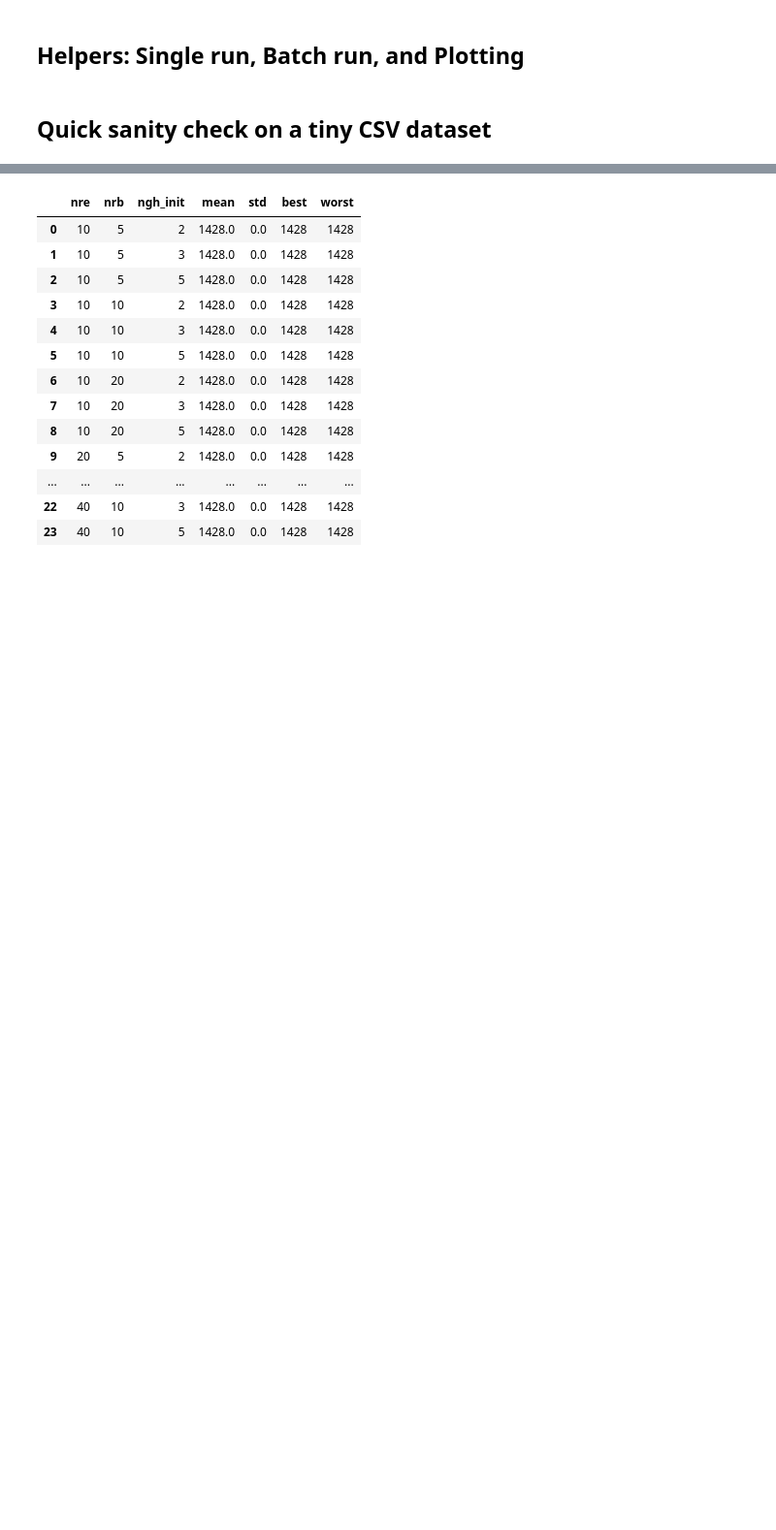
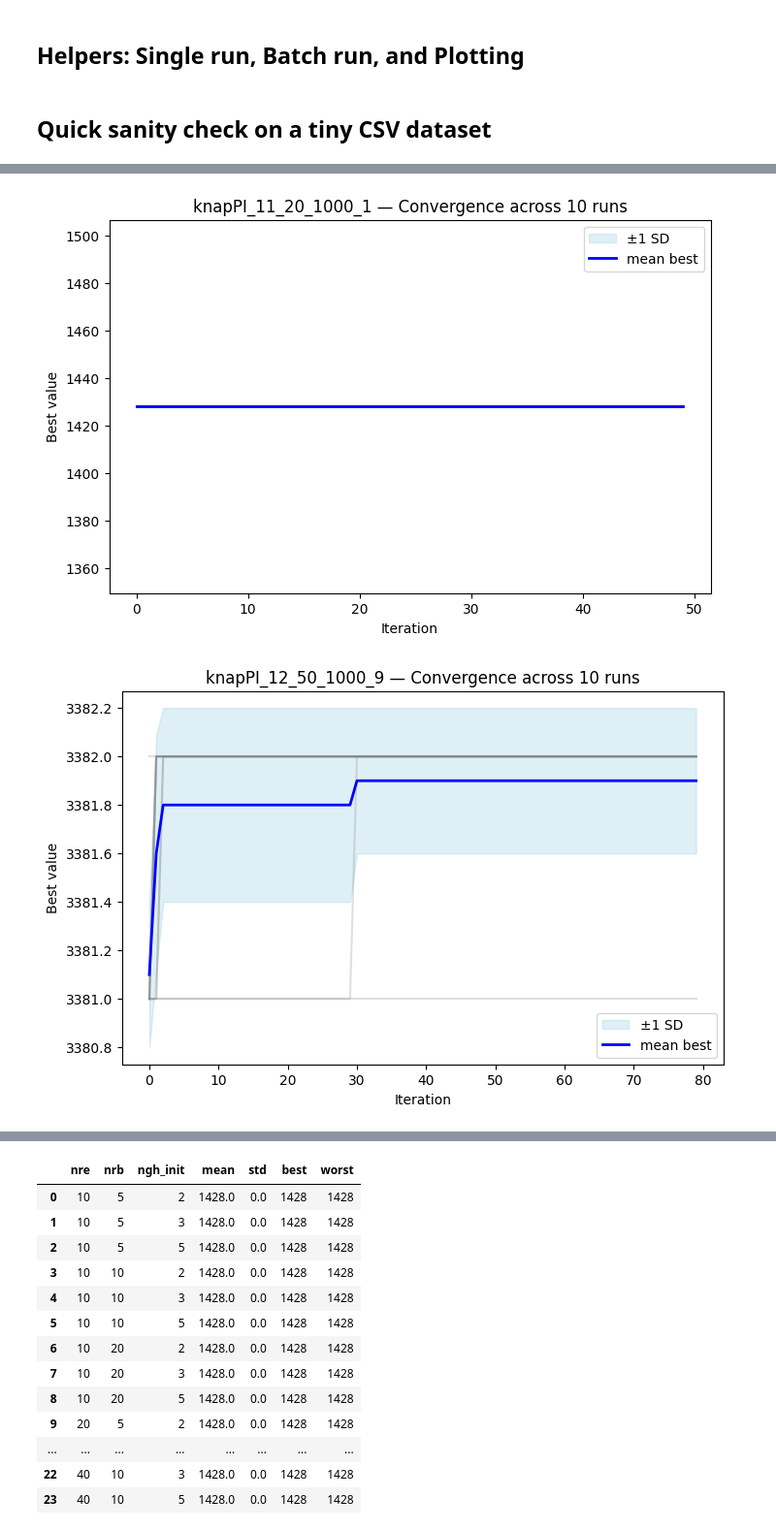
Before and after one commit to QuasimodoCodes/4610-Final, a Jupyter notebook: KnapsackProblemBeesAlgorithm/BA_Knapsack_test.ipynb, the cells around one changed output, grey strips where cells are left out. Shown: that part at 97% size. Cells and saved outputs as stored; diff of their text form; code cells hidden in the pictures; blank space fills up the shorter version.

```diff
--- a/KnapsackProblemBeesAlgorithm/BA_Knapsack_test.ipynb
+++ b/KnapsackProblemBeesAlgorithm/BA_Knapsack_test.ipynb
@@ -641,0 +599,7 @@ for k, df in all_details.items():
+# %%
+for inst in instances:
+    stats_list = all_details[f"{inst.name}_stats"]
+    plot_convergence_multi(stats_list, title=f"{inst.name} — Convergence across 10 runs")
+# %% [output]
+[figure, added]
+[figure, added]
```
Also changed, not shown: parts of 15 cells of this notebook, 2 other files.
